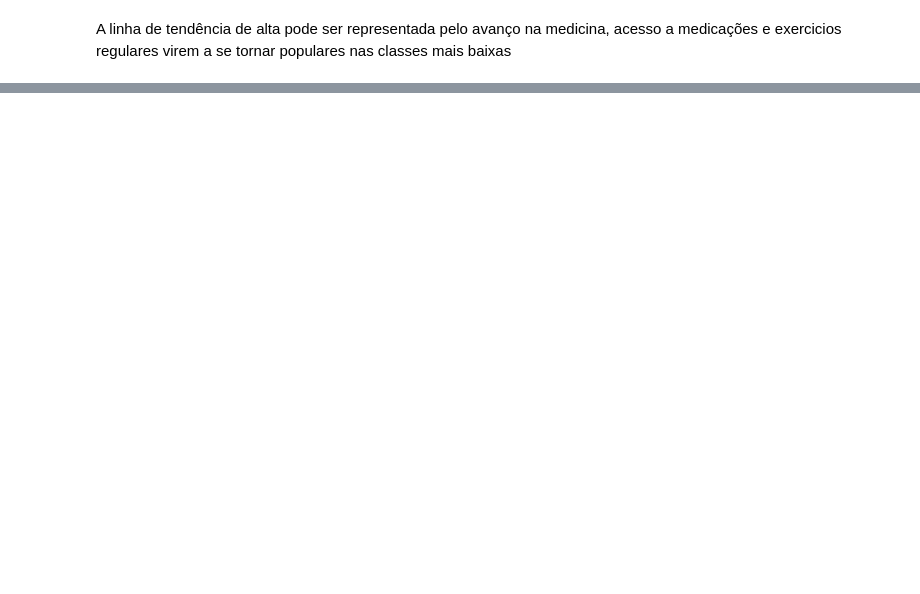
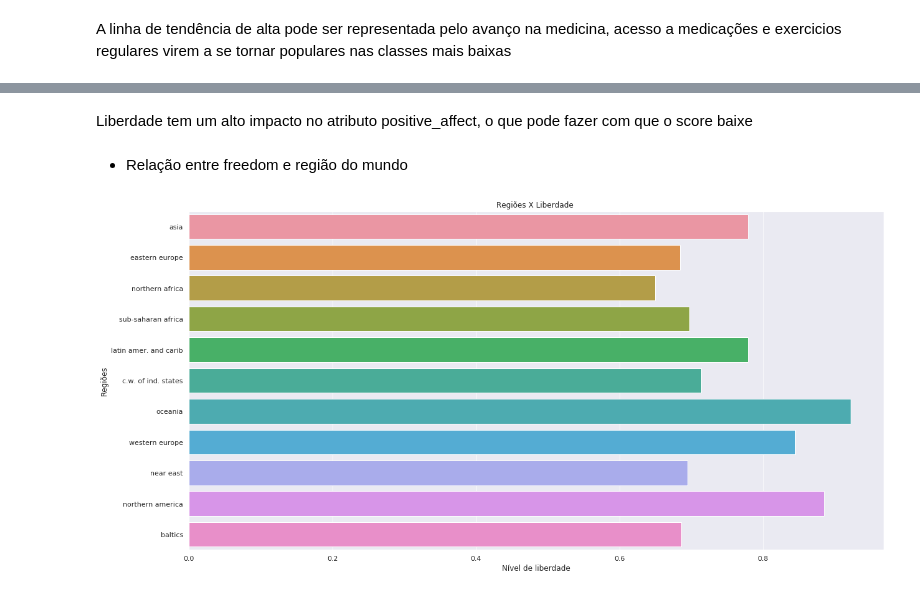
Before and after one commit to SalatielBairros/world-happiness-report, a Jupyter notebook: analysis/MultivariateAnalysis.ipynb, the cells around one changed output, grey strips where cells are left out. Saved outputs shown, nothing was run; the diff lists cells and outputs as text; code cells hidden in the pictures; blank space fills up the shorter version.

Commit message:
Freedom analisys

```diff
--- a/analysis/MultivariateAnalysis.ipynb
+++ b/analysis/MultivariateAnalysis.ipynb
@@ -279,0 +284,8 @@ A linha de tendência de alta pode ser representada pelo avanço na medicina, ac
+# %%
+df = pd.DataFrame(dataset, columns=['freedom', 'score'])
+
+sns.set(rc={"figure.figsize":(5, 9)})
+sns.heatmap(df.corr()[['freedom']].sort_values(by=['freedom'], ascending=False), annot=True, vmin=-1, vmax=1, center=0, mask=np.triu(df.corr()[['freedom']].sort_values(by=['freedom'], ascending=False)))
+
+plt.title('Matriz de correlação entre freedom e score')
+plt.show()
@@ -279,0 +294,14 @@ A linha de tendência de alta pode ser representada pelo avanço na medicina, ac
+# %% [markdown]
+
+Liberdade tem um alto impacto no atributo positive_affect, o que pode fazer com que o score baixe
+# %% [markdown]
+* Relação entre freedom e região do mundo
+# %%
+sns.set(rc={"figure.figsize":(20, 10)})
+sns.barplot(x="freedom", y="region", data=dataset, ci = None)
+plt.title('Regiões X Liberdade ')
+plt.ylabel('Regiões')
+plt.xlabel('Nível de liberdade')
+plt.show()
+# %% [output]
+[figure, added]
```
Also changed, not shown: parts of 8 cells of this notebook.
